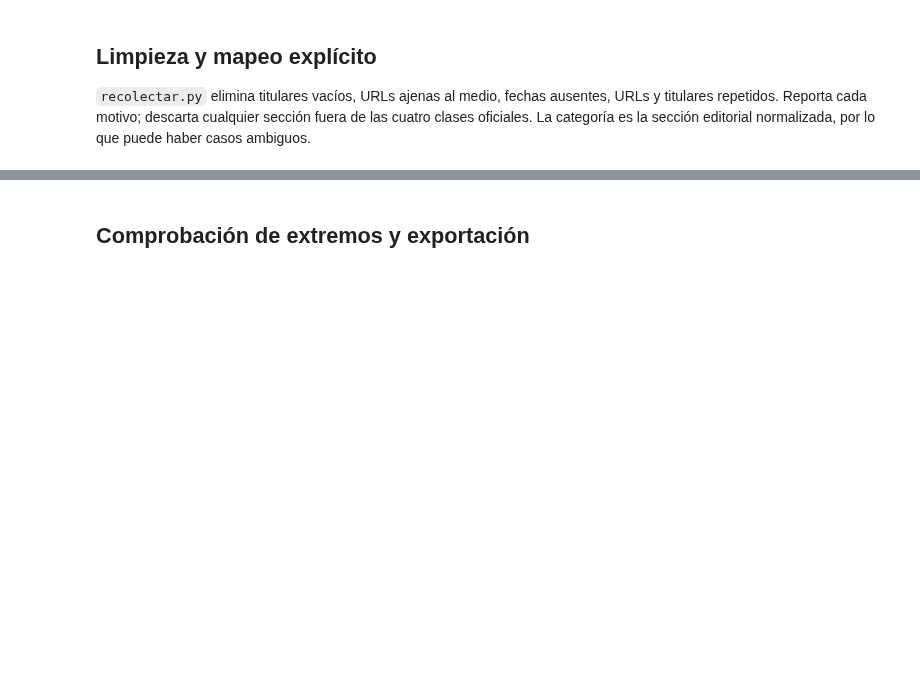
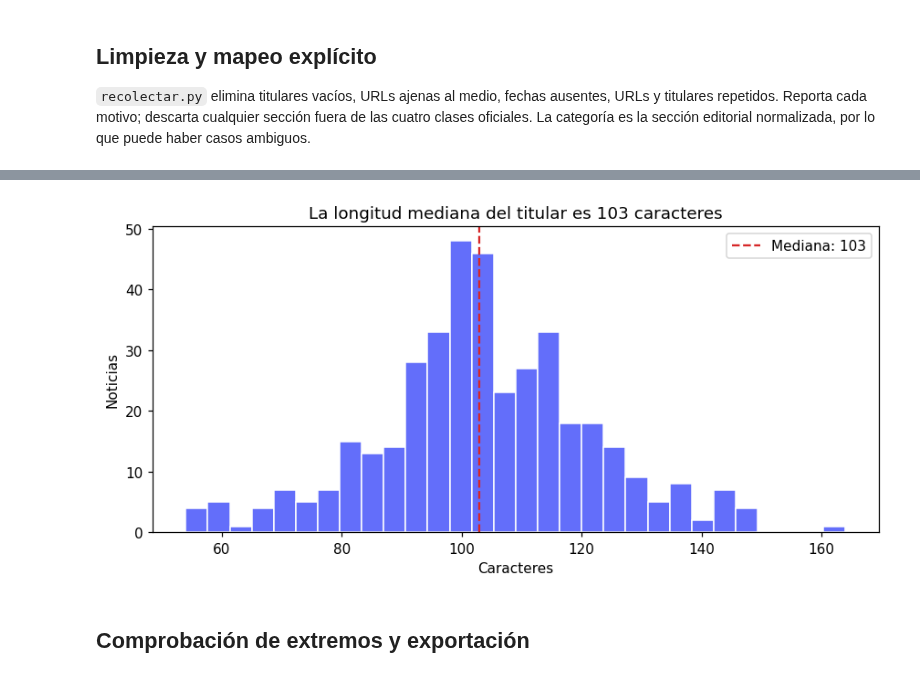
Before and after one commit to victorroman1998/Python_2, a Jupyter notebook: tarea_1/01_recoleccion.ipynb, the cells around one changed output, grey strips where cells are left out. Drawn from its saved outputs; the diff is of its cells as text; code cells hidden in the pictures; blank space fills up the shorter version.

```diff
--- a/tarea_1/01_recoleccion.ipynb
+++ b/tarea_1/01_recoleccion.ipynb
@@ -90,11 +109,20 @@ fig.show()
 # %%
 df['caracteres'] = df['titular'].str.len()
 mediana = int(df['caracteres'].median())
 fig = px.histogram(df, x='caracteres', nbins=30,
                    title=f"La longitud mediana del titular es {mediana} caracteres")
 fig.show()
+
+fig_estatica, ax = plt.subplots(figsize=(8, 4))
+ax.hist(df['caracteres'], bins=30, color='#636efa', edgecolor='white')
+ax.axvline(mediana, color='#d62728', linestyle='--', label=f'Mediana: {mediana}')
+ax.set(title=fig.layout.title.text, xlabel='Caracteres', ylabel='Noticias')
+ax.legend()
+fig_estatica.tight_layout()
+plt.show()
 # %% [output]
 [interactive output not drawn]
+[figure, added]
 # %% [markdown]
 ## Comprobación de extremos y exportación
 # %%
```
Also changed, not shown: parts of 4 cells of this notebook, 1 other file.
